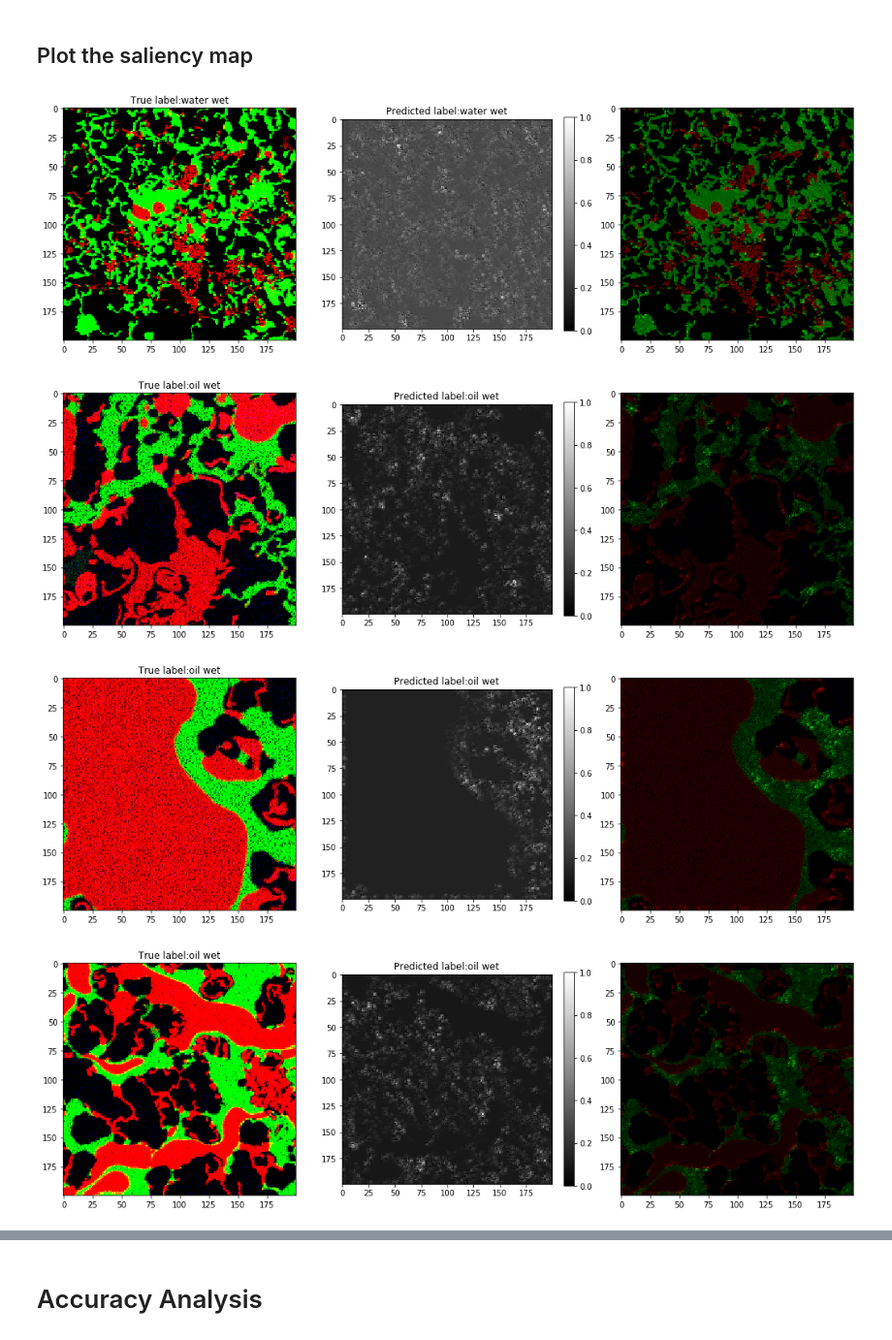
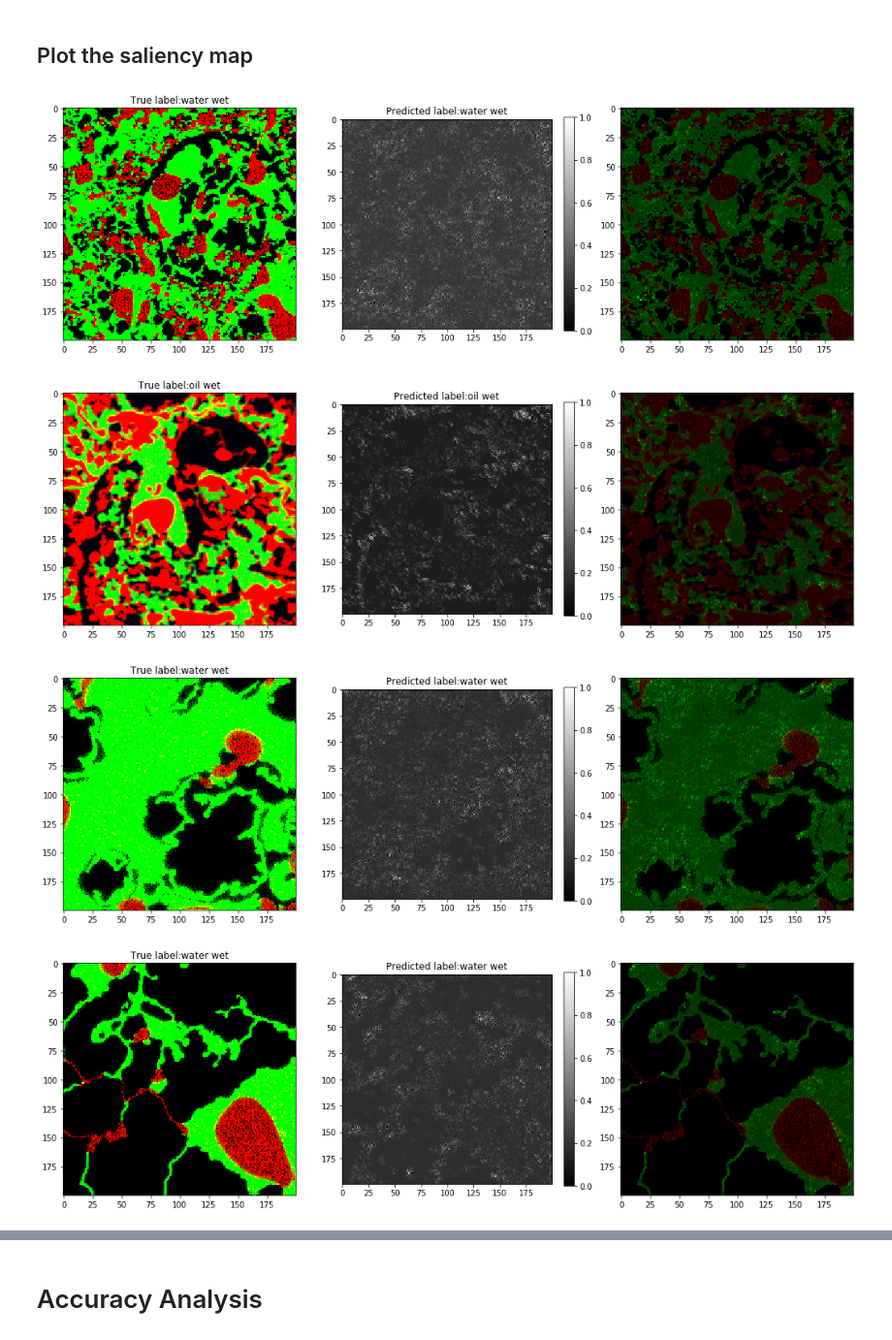
Before and after one commit to wy30422/WettabilityClassification, a Jupyter notebook: conv_model.ipynb, the cells around one changed output, grey strips where cells are left out. Shown at 97% size. Saved outputs shown, nothing was run; the diff lists cells and outputs as text; code cells hidden in the pictures.

```diff
--- a/conv_model.ipynb
+++ b/conv_model.ipynb
@@ -151,7 +152,7 @@ import matplotlib.pyplot as plt
 # %%
 title_dict = {0.0: 'oil wet', 1.0: 'water wet'}
 # %%
-for k in range(5):
+for k in range(3):
     plt.imshow(train_data[k, ...])
     plt.title(train_label[k])
     plt.show()
@@ -284,10 +283,10 @@ def plot_saliency_map(saliency_data, ind_correct_score):
 # %%
 test_ind_correct_score = np.argmax(test_label, axis=1)
 # %%
-for k in range(5):
+for k in range(80,85):
     plot_saliency_map(test_data[[k], ...], test_ind_correct_score[k])
 # %% [output]
-[figure, old version]
+[figure, new version]
-[figure, old version]
+[figure, new version]
-[figure, old version]
+[figure, new version]
-[figure, old version]
+[figure, new version]
```
Also changed, not shown: parts of 16 cells of this notebook.
